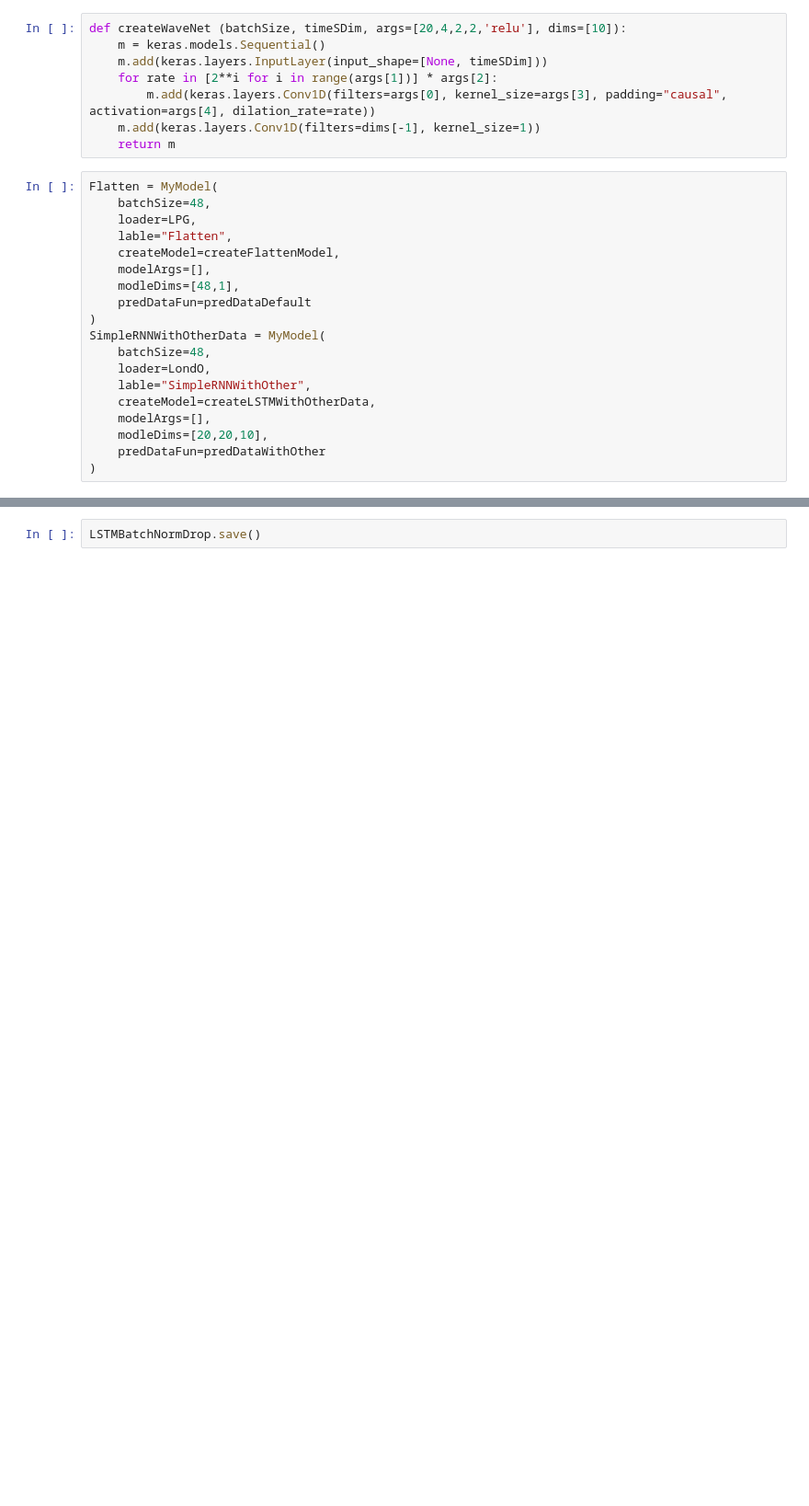
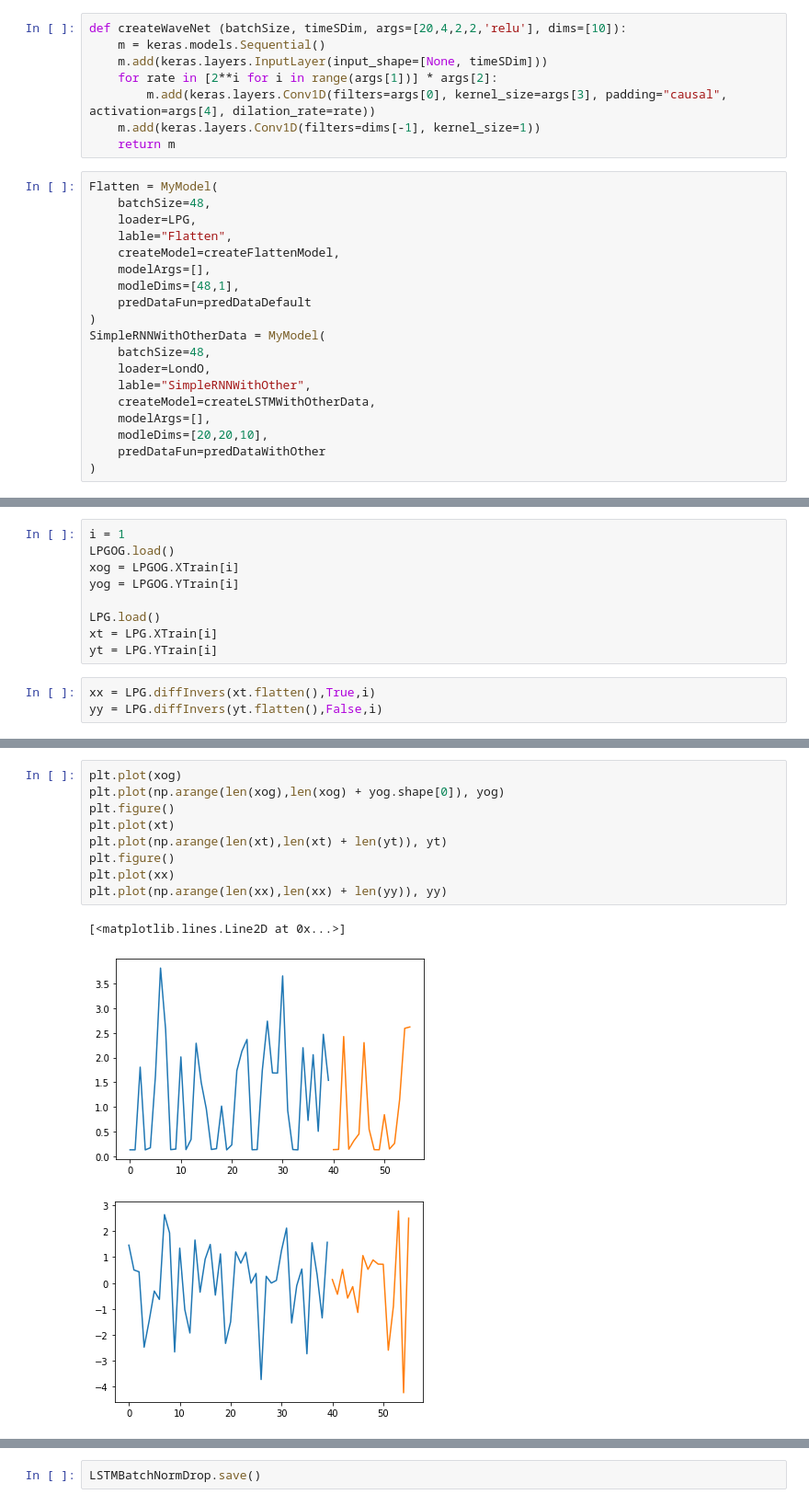
Before and after one commit to jurek1029/HouseholdEnergyPredictor, a Jupyter notebook: RNN-2.ipynb, the cells around one changed output, grey strips where cells are left out. Shown: that part at 92% size. Drawn from its saved outputs; the diff is of its cells as text; blank space fills up the shorter version.

Commit message:
Diff-ing Test cases

```diff
--- a/RNN-2.ipynb
+++ b/RNN-2.ipynb
@@ -674,3 +714,15 @@ LSTMBatchNormDrop = MyModel(
     modleDims=[112,56,28,16],
     predDataFun=predDataDefault
 )
+# %%
+i = 1
+LPGOG.load()
+xog = LPGOG.XTrain[i]
+yog = LPGOG.YTrain[i]
+
+LPG.load()
+xt = LPG.XTrain[i]
+yt = LPG.YTrain[i]
+# %%
+xx = LPG.diffInvers(xt.flatten(),True,i)
+yy = LPG.diffInvers(yt.flatten(),False,i)
@@ -676,0 +747,13 @@ LSTMBatchNormDrop = MyModel(
+# %%
+plt.plot(xog)
+plt.plot(np.arange(len(xog),len(xog) + yog.shape[0]), yog)
+plt.figure()
+plt.plot(xt)
+plt.plot(np.arange(len(xt),len(xt) + len(yt)), yt)
+plt.figure()
+plt.plot(xx)
+plt.plot(np.arange(len(xx),len(xx) + len(yy)), yy)
+# %% [output]
+[<matplotlib.lines.Line2D at 0x...>]
+[figure, added]
+[figure, added]
```
Also changed, not shown: parts of 8 cells of this notebook.
